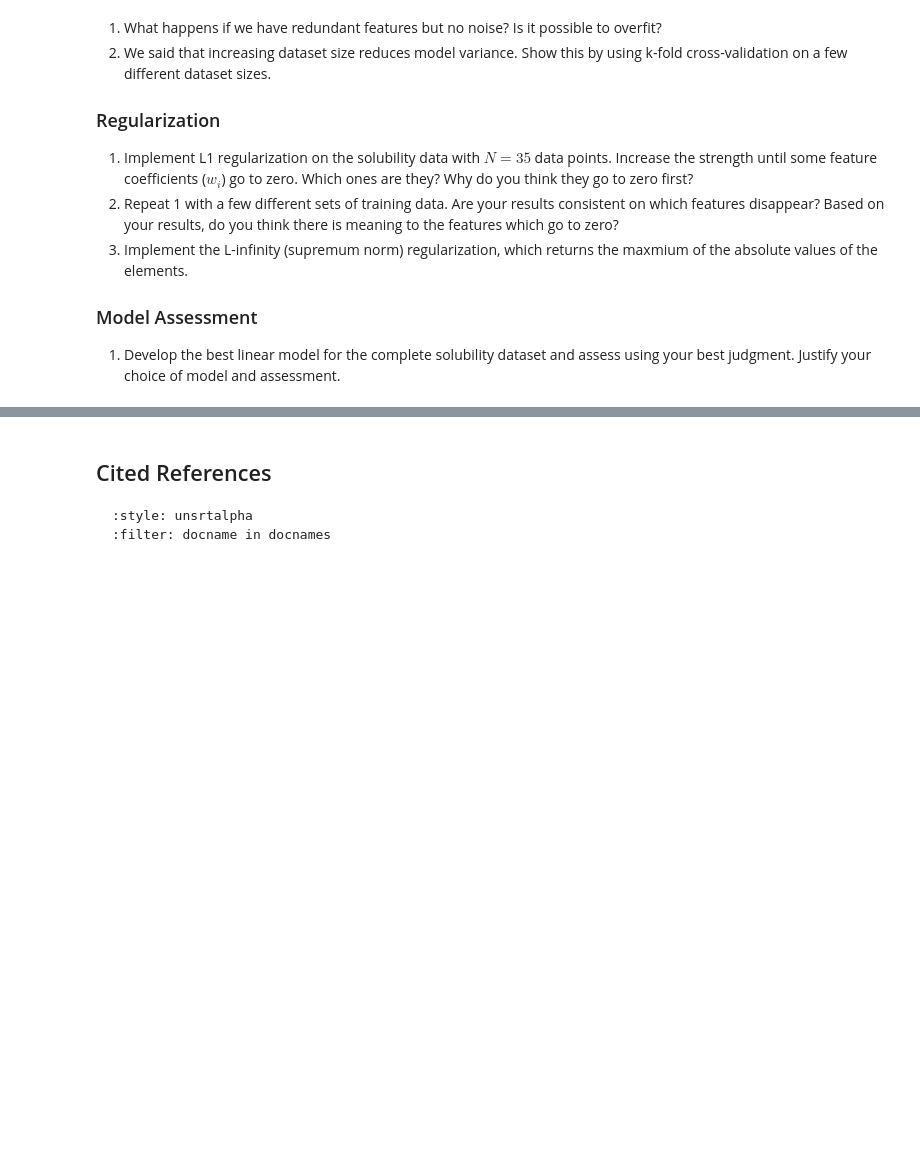
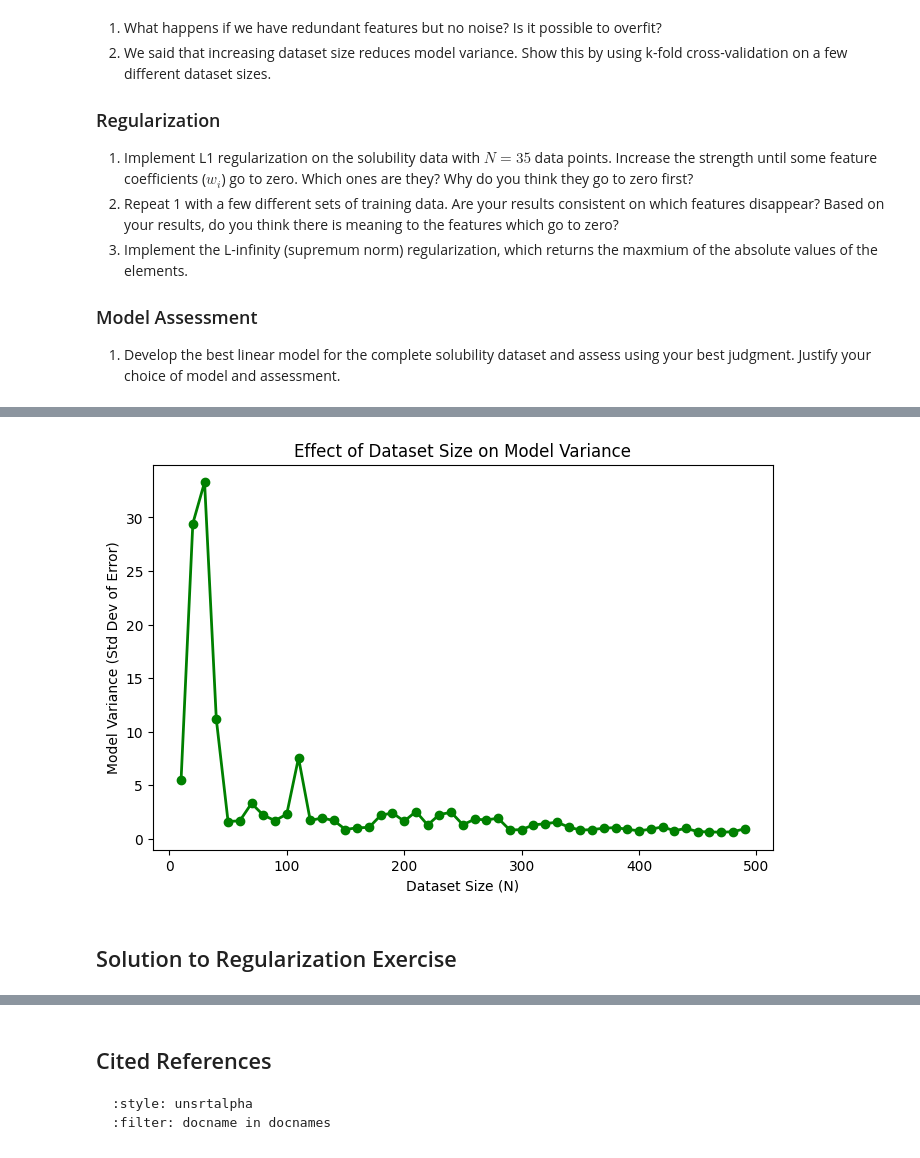
Before and after one commit to LD-Shell/-STT997-Deep-Generative-Model, a Jupyter notebook: ml/regression.ipynb, the cells around one changed output, grey strips where cells are left out. Saved outputs shown, nothing was run; the diff lists cells and outputs as text; code cells hidden in the pictures; blank space fills up the shorter version.

```diff
--- a/ml/regression.ipynb
+++ b/ml/regression.ipynb
@@ -1286,0 +1329,61 @@ We computed above what the 5-fold cross-validation is for this data, {glue:text}
+# %%
+# Dataset sizes to test
+sizes = range(10,500,10)
+variance_results = []
+
+for N in sizes:
+    subset = soldata.sample(N, random_state=0)
+    X_subset = subset[feature_names].to_numpy()
+    y_subset = subset["Solubility"].to_numpy()
+
+    # Cross-validation 10 folds
+    k = 10
+    step = N // k
+    splits = list(range(0, N + step, step))
+
+    fold_errors = []
+
+    # Loop through each fold
+    for i in range(k):
+        start_idx = splits[i]
+        end_idx = splits[i+1]
+
+        X_test = X_subset[start_idx : end_idx]
+        y_test = y_subset[start_idx : end_idx]
+
+        X_train = np.concatenate([X_subset[:start_idx], X_subset[end_idx:]])
+        y_train = np.concatenate([y_subset[:start_idx], y_subset[end_idx:]])
+
+        # Standardize
+        mu = X_train.mean(axis=0)
+        sigma = X_train.std(axis=0)
+        X_train_scaled = (X_train - mu) / (sigma + 1e-8) # Add 1e-8 to avoid dividing by 0
+        X_test_scaled = (X_test - mu) / (sigma + 1e-8)
+
+        # lstsq finds the best fitting line
+        w, *_ = np.linalg.lstsq(X_train_scaled, y_train, rcond=None)
+
+        # compute intercept (b)
+        b = np.mean(y_train - np.dot(X_train_scaled, w))
+
+        preds = X_test_scaled @ w + b # Predictions on test Data
+
+        # MSE Loss
+        mse = np.mean((y_test - preds)**2)
+        fold_errors.append(mse)
+
+    variance = np.std(fold_errors)
+    variance_results.append(variance)
+
+# Visualize
+plt.figure(figsize=(8, 5))
+plt.plot(sizes, variance_results, 'o-', linewidth=2, color='green')
+plt.xlabel("Dataset Size (N)")
+plt.ylabel("Model Variance (Std Dev of Error)")
+plt.title("Effect of Dataset Size on Model Variance")
+plt.grid(False)
+plt.show()
+# %% [output]
+[figure, added]
+# %% [markdown]
+## Solution to Regularization Exercise
```
Also changed, not shown: parts of 15 cells of this notebook.
